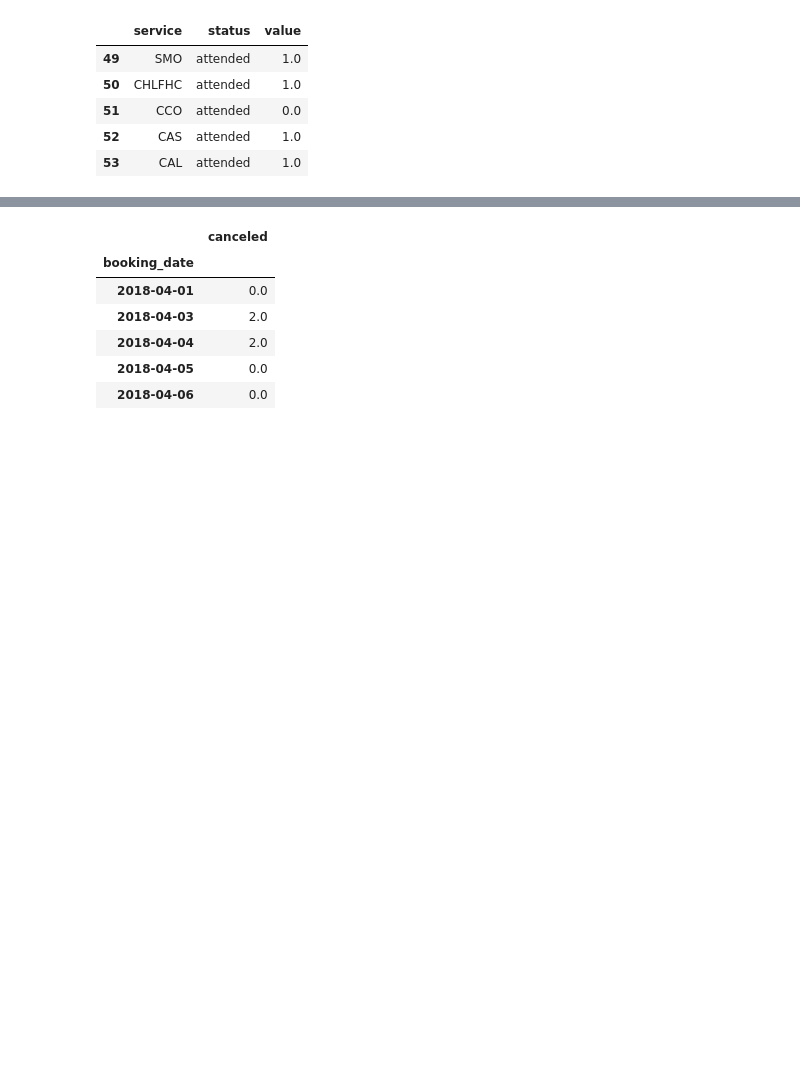
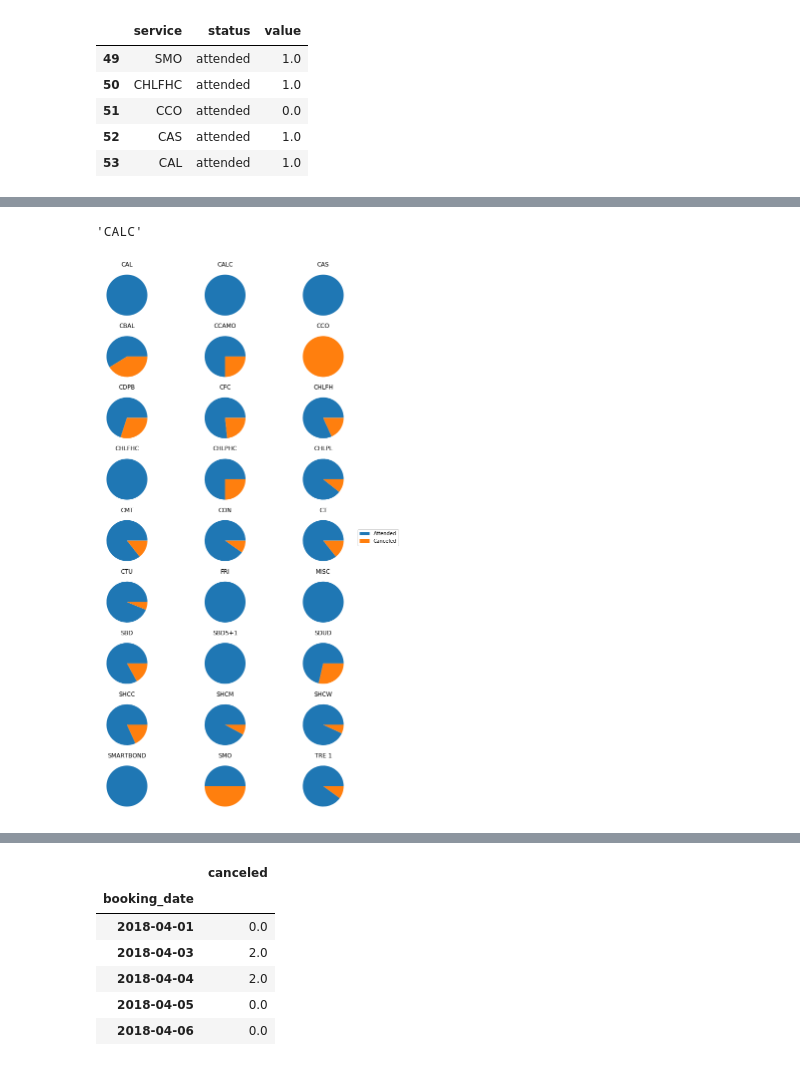
Before and after one commit to SmellsLikeCake/Hair-Salon-Cancellations, a Jupyter notebook: Hair-Salon-Cancellations-Draft.ipynb, the cells around one changed output, grey strips where cells are left out. Cells and saved outputs as stored; diff of their text form; code cells hidden in the pictures; blank space fills up the shorter version.

```diff
--- a/Hair-Salon-Cancellations-Draft.ipynb
+++ b/Hair-Salon-Cancellations-Draft.ipynb
@@ -364,3 +364,9 @@ q2_service_long.tail()
 | 53 | CAL | attended | 1.0 |
 # %%
 test = q2_service_long.groupby(['status', 'service']).agg('sum').unstack(1)
+# %%
+q2_service_short = q2_service.loc[:, ['service', 'attended', 'canceled']]
+q2_service_short.sort_values('service', inplace=True)
+q2_service_short = q2_service_short.set_index('service', drop=True)
+q2_service_short_T = q2_service_short.T
+q2_service_short_T
@@ -366,0 +378,15 @@ test = q2_service_long.groupby(['status', 'service']).agg('sum').unstack(1)
+# %%
+q2_service_short_T.columns[1]
+# %% [output]
+'CALC'
+# %%
+names = q2_service_short_T.columns
+fig, ax = plt.subplots(figsize=(10, 20))
+for i in range(1, 28):
+    plt.subplot(9, 3, i)
+    plt.pie(q2_service_short_T.iloc[:, i-1])
+    plt.title(names[i-1])
+plt.figlegend(['Attended', 'Canceled'], loc='center right')
+plt.show()
+# %% [output]
+[figure, added]
```
Also changed, not shown: parts of 9 cells of this notebook, 1 other file.
